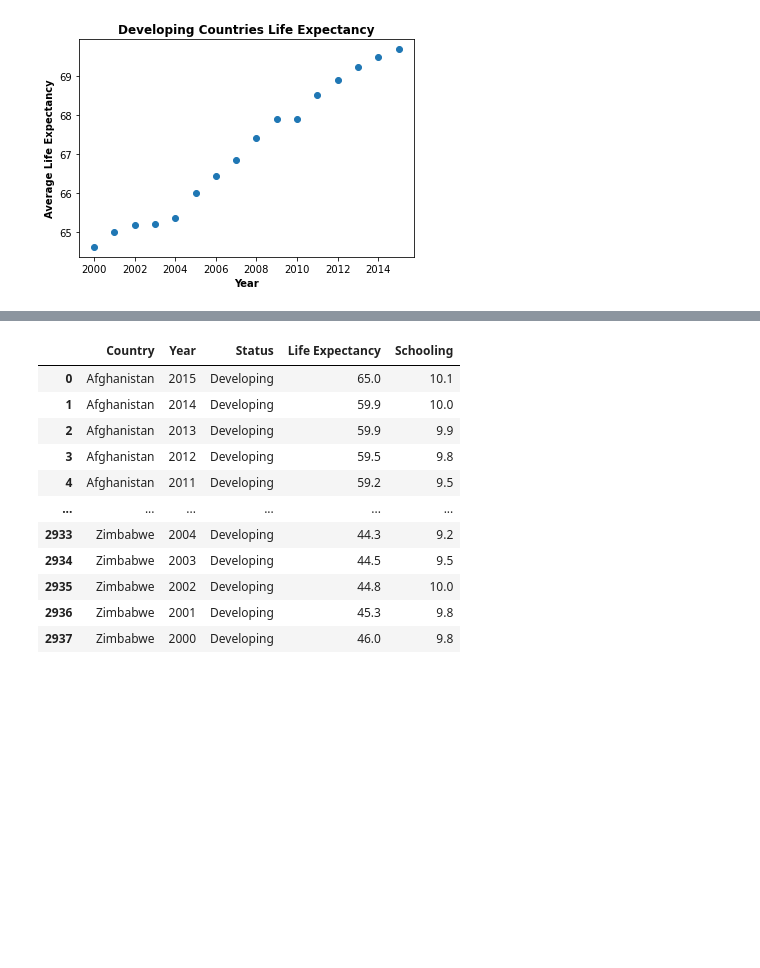
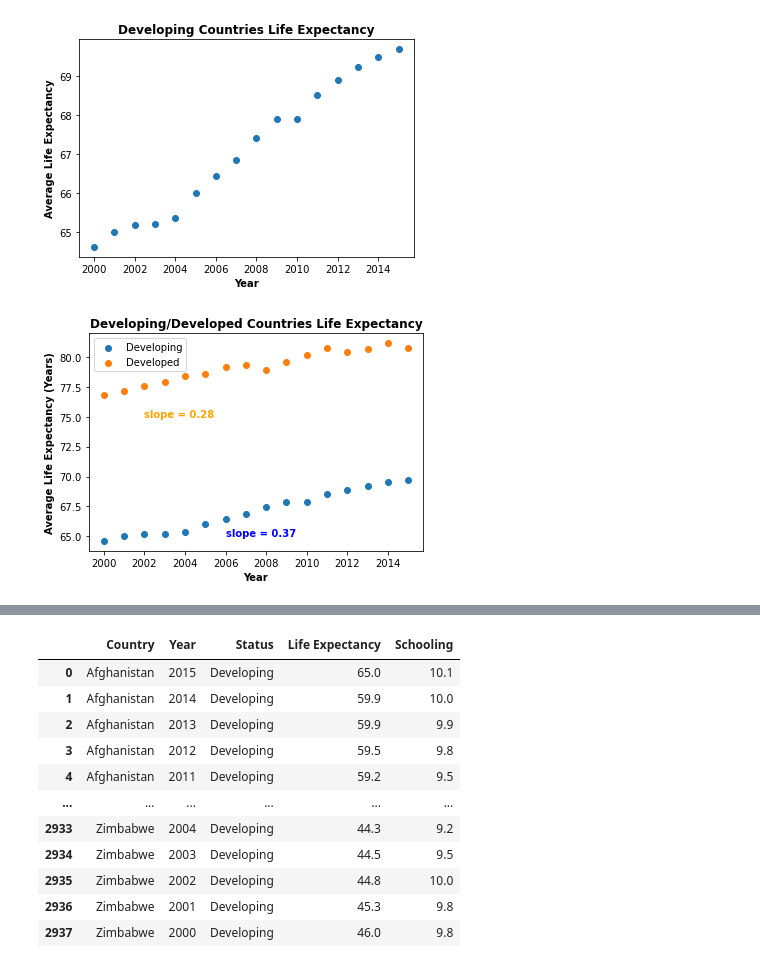
Before and after one commit to jaryan77/TeamTitans_Project_1, a Jupyter notebook: Colin_starter.ipynb, the cells around one changed output, grey strips where cells are left out. Drawn from its saved outputs; the diff is of its cells as text; code cells hidden in the pictures; blank space fills up the shorter version.

Commit message:
made edits to powerpoint and added more png images

```diff
--- a/Colin_starter.ipynb
+++ b/Colin_starter.ipynb
@@ -136,3 +136,28 @@ plt.savefig("Images/developing_countries_life_scatter.png")
 plt.show()
 # %% [output]
 [figure]
+# %%
+#plot developed and developing countries life expectancy on the same plot
+plt.scatter(year_df_developing["Year"], year_df_developing["Life Expectancy"], label = "Developing")
+plt.scatter(year_df_developed["Year"], year_df_developed["Life Expectancy"], label = "Developed")
+
+
+#get slope for each line
+(slope3, intercept3, rvalue3, pvalue3, stderr3) = linregress(year_df_developed["Year"], year_df_developed["Life Expectancy"])
+slope3 = round(slope3, 2)
+
+(slope4, intercept4, rvalue4, pvalue4, stderr4) = linregress(year_df_developing["Year"], year_df_developing["Life Expectancy"])
+slope4 = round(slope4, 2)
+
+#label plot
+plt.title("Developing/Developed Countries Life Expectancy", fontweight = "bold")
+plt.ylabel("Average Life Expectancy (Years)", fontweight = "bold")
+plt.xlabel("Year", fontweight = "bold")
+plt.annotate(f"slope = {slope3}", (2002, 75), color = "orange", fontweight = "bold")
+plt.annotate(f"slope = {slope4}", (2006, 65), color = "b", fontweight = "bold")
+plt.legend()
+
+plt.savefig("Images/combined_countries_life_expectancy")
+plt.show()
+# %% [output]
+[figure, added]
```
Also changed, not shown: parts of 4 cells of this notebook, 7 other files.
